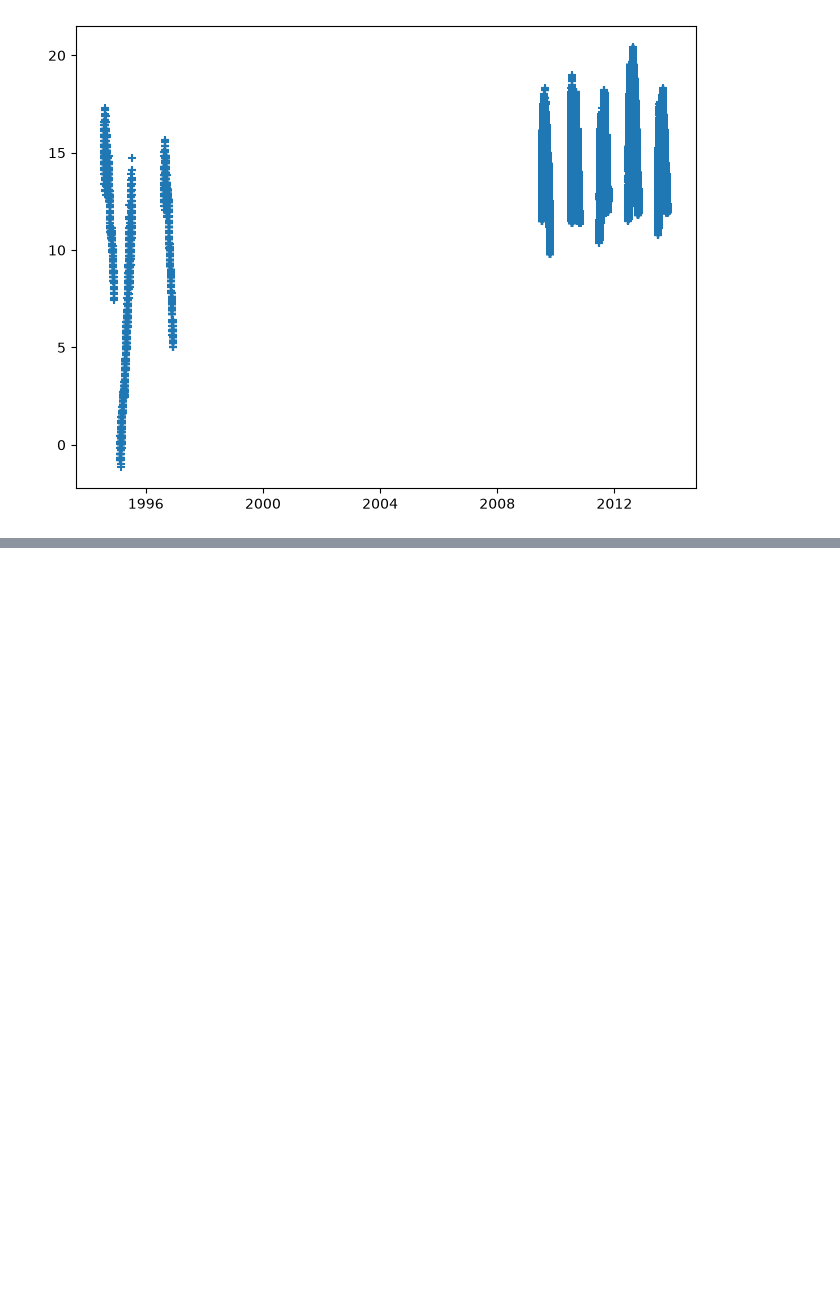
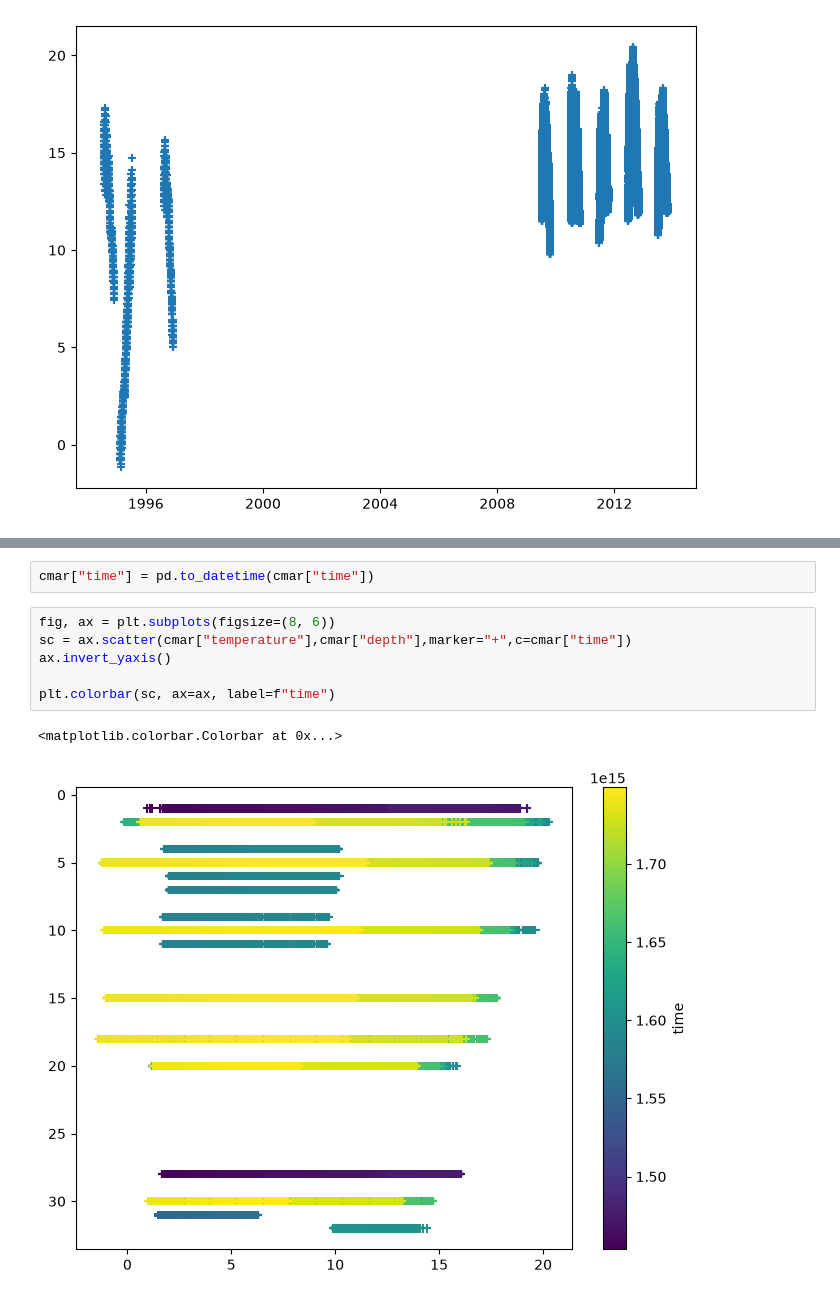
Before and after one commit to oceanhackweek/ohw26_model_downsampling, a Jupyter notebook: contributor_folders/aaron/aaron_notebook.ipynb, the cells around one changed output, grey strips where cells are left out. Cells and saved outputs as stored; diff of their text form; blank space fills up the shorter version.

Commit message:
Update for time on the observations

```diff
--- a/contributor_folders/aaron/aaron_notebook.ipynb
+++ b/contributor_folders/aaron/aaron_notebook.ipynb
@@ -366,0 +533,11 @@ ax.scatter(focc_mor["time"], focc_mor["TEMPPR01"], marker="+")
+# %%
+cmar["time"] = pd.to_datetime(cmar["time"])
+# %%
+fig, ax = plt.subplots(figsize=(8, 6))
+sc = ax.scatter(cmar["temperature"],cmar["depth"],marker="+",c=cmar["time"])
+ax.invert_yaxis()
+
+plt.colorbar(sc, ax=ax, label=f"time")
+# %% [output]
+<matplotlib.colorbar.Colorbar at 0x...>
+[figure, added]
```
Also changed, not shown: parts of 18 cells of this notebook.
